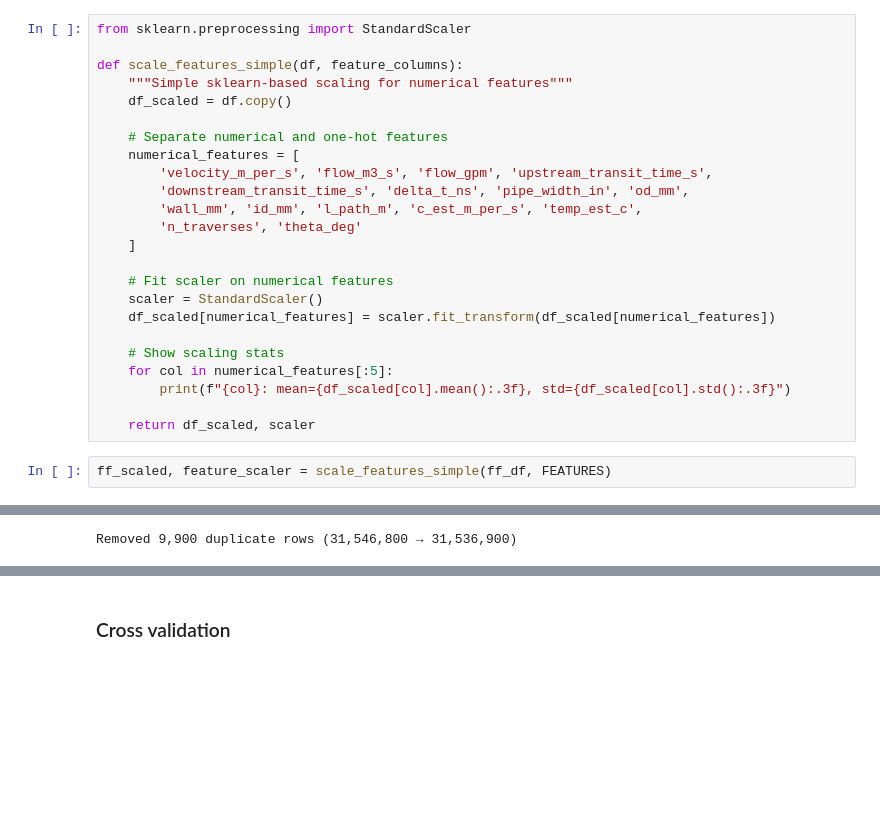
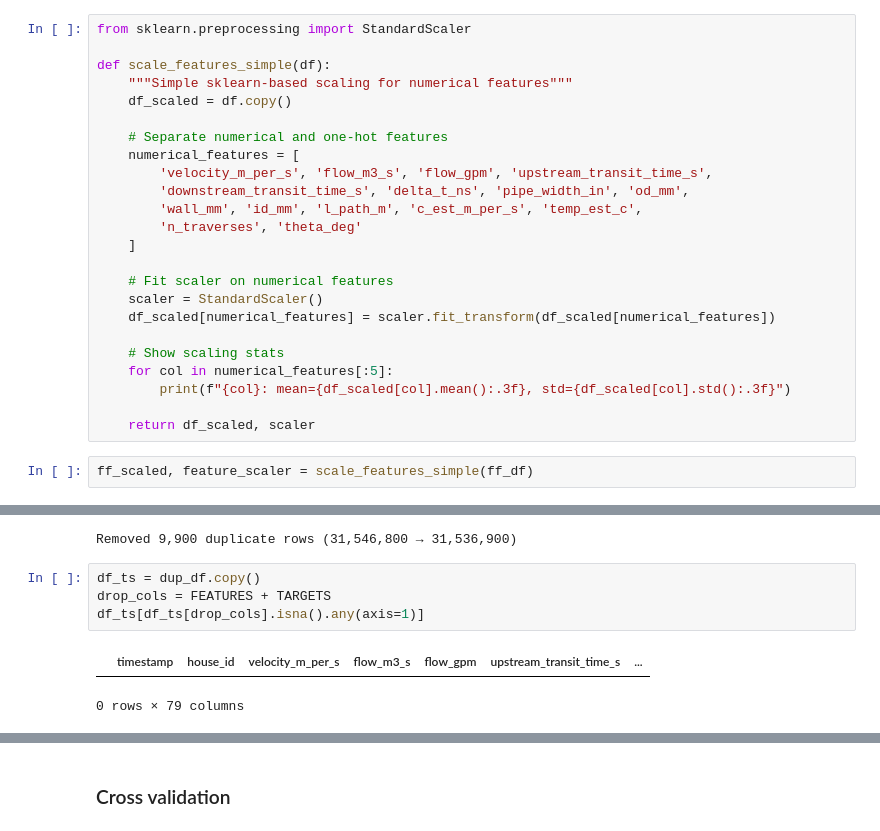
Before and after one commit to senchi-ins/senchi, a Jupyter notebook: experiments/leak_model/data/model/TCN_model.ipynb, the cells around one changed output, grey strips where cells are left out. Cells and saved outputs as stored; diff of their text form; blank space fills up the shorter version.

```diff
--- a/experiments/leak_model/data/model/TCN_model.ipynb
+++ b/experiments/leak_model/data/model/TCN_model.ipynb
@@ -717,7 +717,7 @@ TARGETS = [
 # %%
 from sklearn.preprocessing import StandardScaler
 
-def scale_features_simple(df, feature_columns):
+def scale_features_simple(df):
     """Simple sklearn-based scaling for numerical features"""
     df_scaled = df.copy()
 
@@ -739,7 +739,7 @@ def scale_features_simple(df, feature_columns):
 
     return df_scaled, scaler
 # %%
-ff_scaled, feature_scaler = scale_features_simple(ff_df, FEATURES)
+ff_scaled, feature_scaler = scale_features_simple(ff_df)
 # %% [output]
 velocity_m_per_s: mean=0.000, std=1.000
 flow_m3_s: mean=-0.000, std=1.000
@@ -835,3 +835,10 @@ print(f"Removed {before - after:,} duplicate rows "
       f"({before:,} → {after:,})")
 # %% [output]
 Removed 9,900 duplicate rows (31,546,800 → 31,536,900)
+# %%
+df_ts = dup_df.copy()
+drop_cols = FEATURES + TARGETS
+df_ts[df_ts[drop_cols].isna().any(axis=1)]
+# %% [output]
+|  | timestamp | house_id | velocity_m_per_s | flow_m3_s | flow_gpm | upstream_transit_time_s | ... |
+0 rows × 79 columns
```
Also changed, not shown: parts of 9 cells of this notebook.
